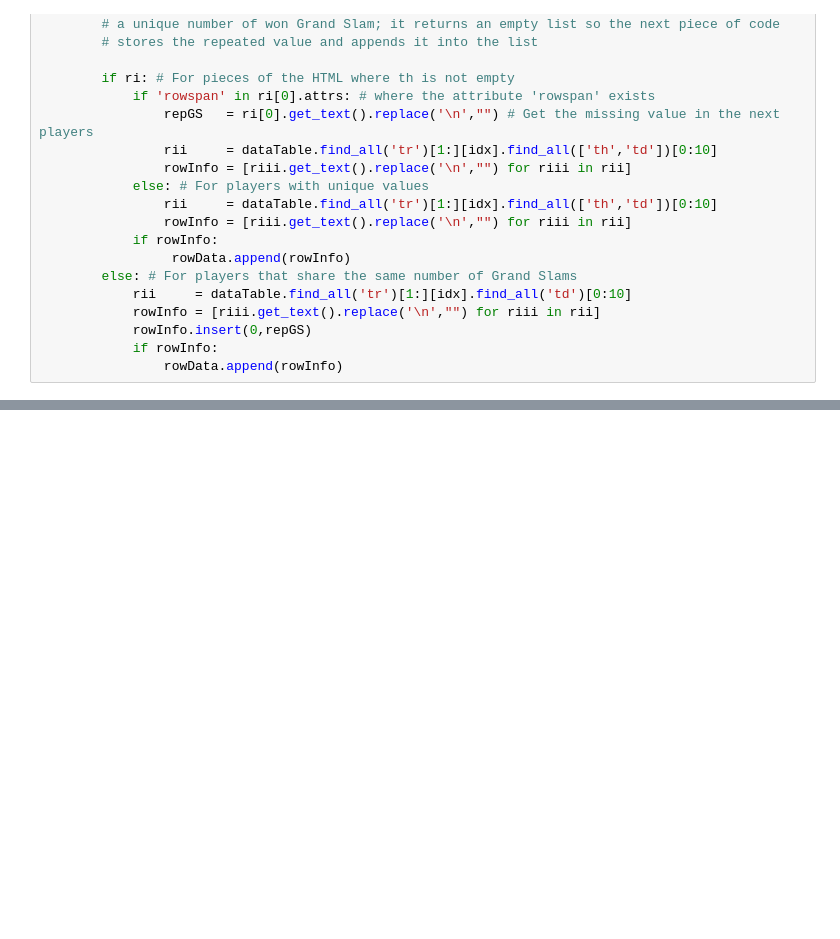
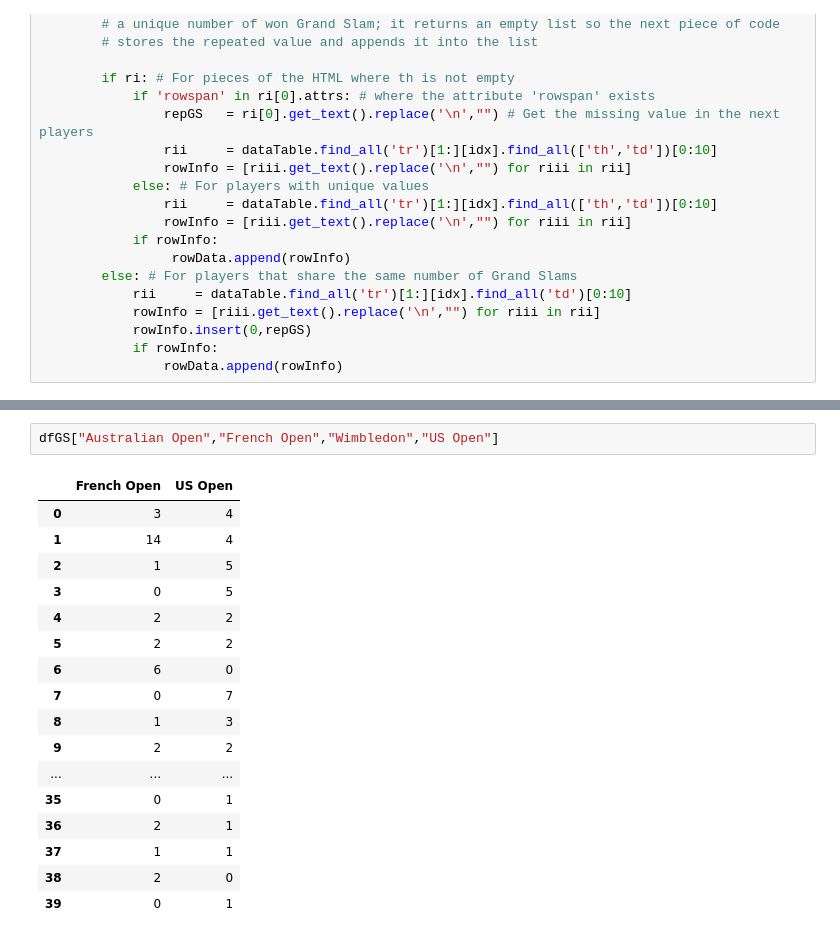
Before and after one commit to csmb20/web-scraping-project-tutorial, a Jupyter notebook: web_scrapping.ipynb, the cells around one changed output, grey strips where cells are left out. Cells and saved outputs as stored; diff of their text form; blank space fills up the shorter version.

```diff
--- a/web_scrapping.ipynb
+++ b/web_scrapping.ipynb
@@ -80,0 +101,20 @@ cursor = connection.cursor()
+# %%
+dfGS["Australian Open","French Open","Wimbledon","US Open"]
+# %% [output]
+|  | French Open | US Open |
+| 0 | 3 | 4 |
+| 1 | 14 | 4 |
+| 2 | 1 | 5 |
+| 3 | 0 | 5 |
+| 4 | 2 | 2 |
+| 5 | 2 | 2 |
+| 6 | 6 | 0 |
+| 7 | 0 | 7 |
+| 8 | 1 | 3 |
+| 9 | 2 | 2 |
+| ... | ... | ... |
+| 35 | 0 | 1 |
+| 36 | 2 | 1 |
+| 37 | 1 | 1 |
+| 38 | 2 | 0 |
+| 39 | 0 | 1 |
```
Also changed, not shown: parts of 4 cells of this notebook.
